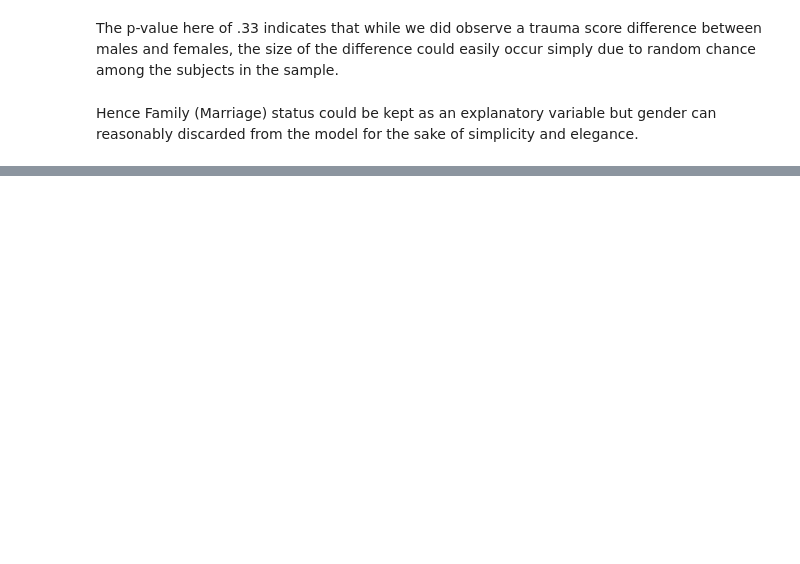
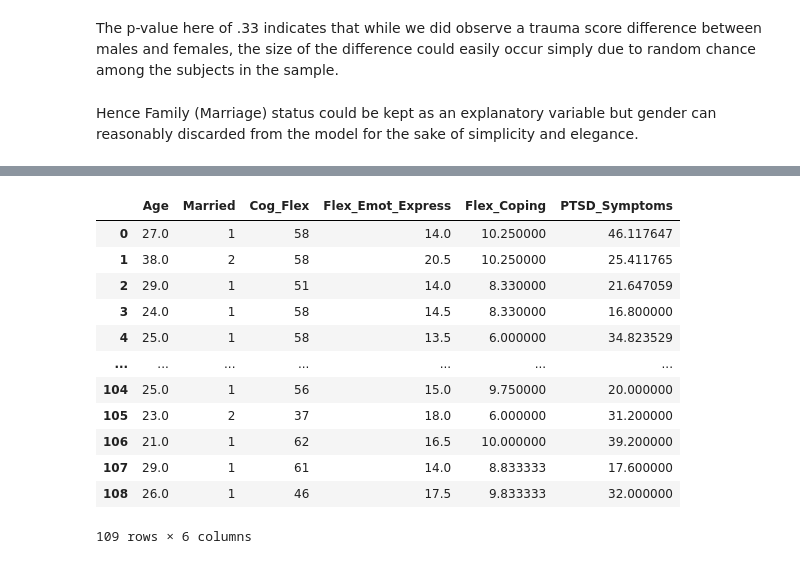
Before and after one commit to ptrim22/Bootcamp, a Jupyter notebook: Trauma_Capstone.ipynb, the cells around one changed output, grey strips where cells are left out. Cells and saved outputs as stored; diff of their text form; code cells hidden in the pictures; blank space fills up the shorter version.

```diff
--- a/Trauma_Capstone.ipynb
+++ b/Trauma_Capstone.ipynb
@@ -353,0 +378,2 @@ Hence Family (Marriage) status could be kept as an explanatory variable but gend
+# %%
+df=df.rename(columns={'FamilyStatus':'Married','CFS_Total':'Cog_Flex','Total_FREE':'Flex_Emot_Express','Total_PACT':'Flex_Coping','PCL_Total':'PTSD_Symptoms'})
@@ -353,0 +382,16 @@ Hence Family (Marriage) status could be kept as an explanatory variable but gend
+# %%
+dfmodel
+# %% [output]
+|  | Age | Married | Cog_Flex | Flex_Emot_Express | Flex_Coping | PTSD_Symptoms |
+| 0 | 27.0 | 1 | 58 | 14.0 | 10.250000 | 46.117647 |
+| 1 | 38.0 | 2 | 58 | 20.5 | 10.250000 | 25.411765 |
+| 2 | 29.0 | 1 | 51 | 14.0 | 8.330000 | 21.647059 |
+| 3 | 24.0 | 1 | 58 | 14.5 | 8.330000 | 16.800000 |
+| 4 | 25.0 | 1 | 58 | 13.5 | 6.000000 | 34.823529 |
+| ... | ... | ... | ... | ... | ... | ... |
+| 104 | 25.0 | 1 | 56 | 15.0 | 9.750000 | 20.000000 |
+| 105 | 23.0 | 2 | 37 | 18.0 | 6.000000 | 31.200000 |
+| 106 | 21.0 | 1 | 62 | 16.5 | 10.000000 | 39.200000 |
+| 107 | 29.0 | 1 | 61 | 14.0 | 8.833333 | 17.600000 |
+| 108 | 26.0 | 1 | 46 | 17.5 | 9.833333 | 32.000000 |
+109 rows × 6 columns
```
Also changed, not shown: parts of 24 cells of this notebook.
